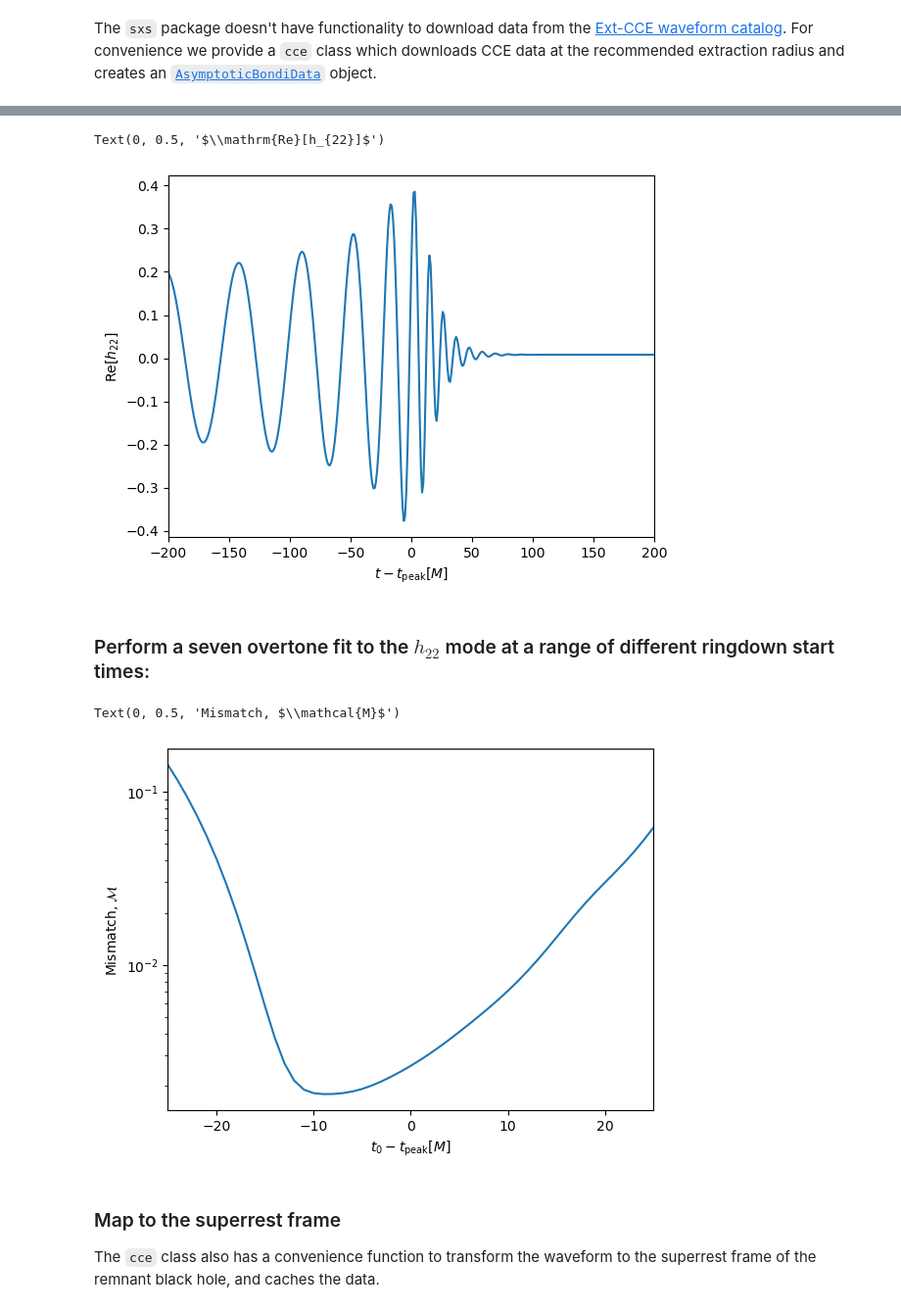
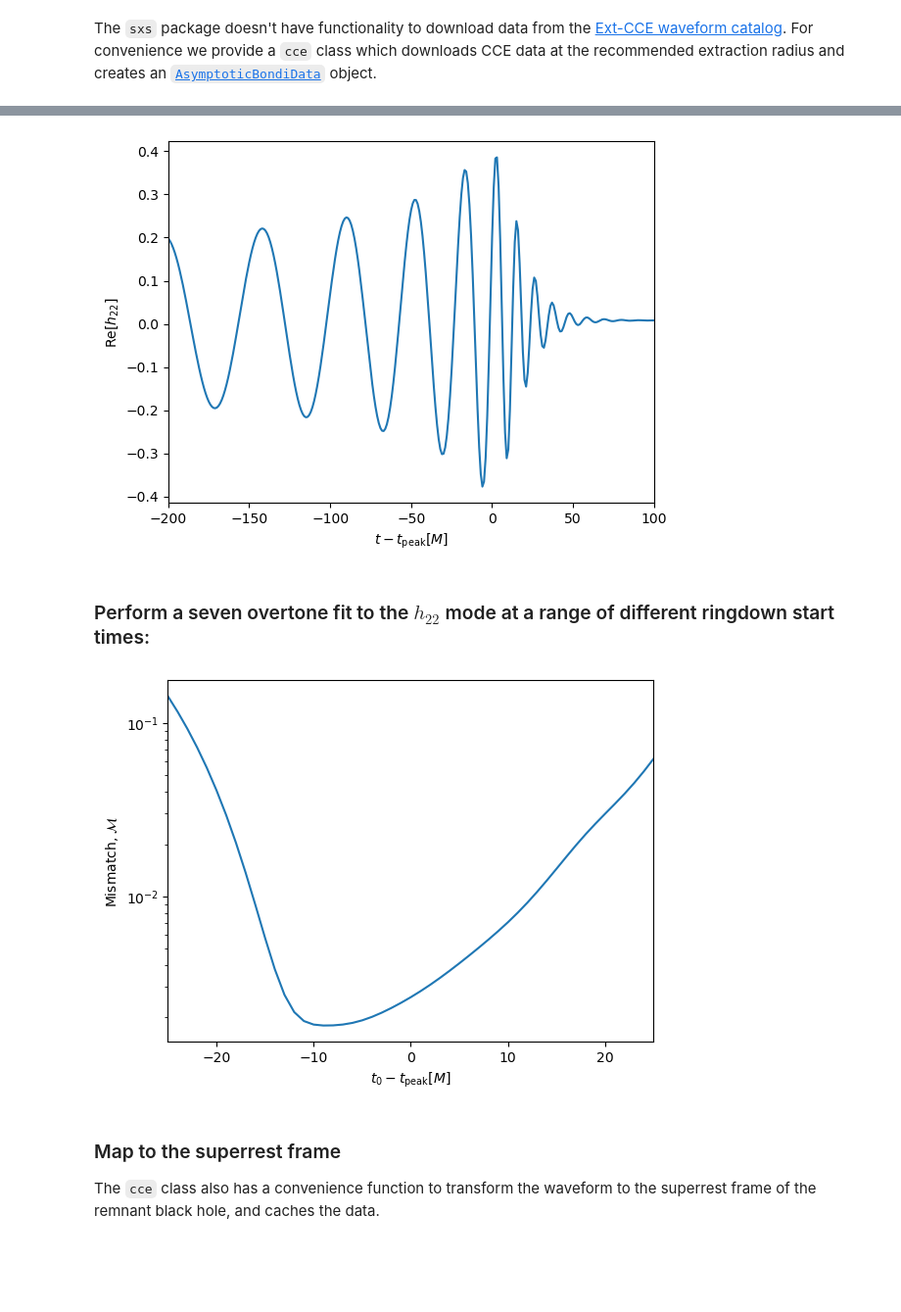
Before and after one commit to sxs-collaboration/qnmfits, a Jupyter notebook: examples/working_with_cce.ipynb, the cells around one changed output, grey strips where cells are left out. Shown at 98% size. Drawn from its saved outputs; the diff is of its cells as text; code cells hidden in the pictures; blank space fills up the shorter version.

```diff
--- a/examples/working_with_cce.ipynb
+++ b/examples/working_with_cce.ipynb
@@ -41,15 +27,14 @@ h.t -= h.max_norm_time()
 # %%
 fig, ax = plt.subplots()
 
 ax.plot(h.t, np.real(h.data[:, h.index(2,2)]))
 
-ax.set_xlim(-200, 200)
+ax.set_xlim(-200, 100)
 
 ax.set_xlabel(r'$t - t_\mathrm{peak} [M]$')
-ax.set_ylabel(r'$\mathrm{Re}[h_{22}]$')
+_ = ax.set_ylabel(r'$\mathrm{Re}[h_{22}]$')
 # %% [output]
-Text(0, 0.5, '$\\mathrm{Re}[h_{22}]$')
-[figure, old version]
+[figure, new version]
 # %% [markdown]
 ### Perform a seven overtone fit to the $h_{22}$ mode at a range of different ringdown start times:
 # %%
@@ -79,9 +64,8 @@ ax.plot(t0_array, mismatch_list)
 ax.set_xlim(t0_array[0], t0_array[-1])
 
 ax.set_xlabel(r'$t_0 - t_\mathrm{peak} [M]$')
-ax.set_ylabel(r'Mismatch, $\mathcal{M}$')
+_ = ax.set_ylabel(r'Mismatch, $\mathcal{M}$')
 # %% [output]
-Text(0, 0.5, 'Mismatch, $\\mathcal{M}$')
 [figure]
 # %% [markdown]
 ### Map to the superrest frame
```
Also changed, not shown: parts of 5 cells of this notebook, 1 other file.
